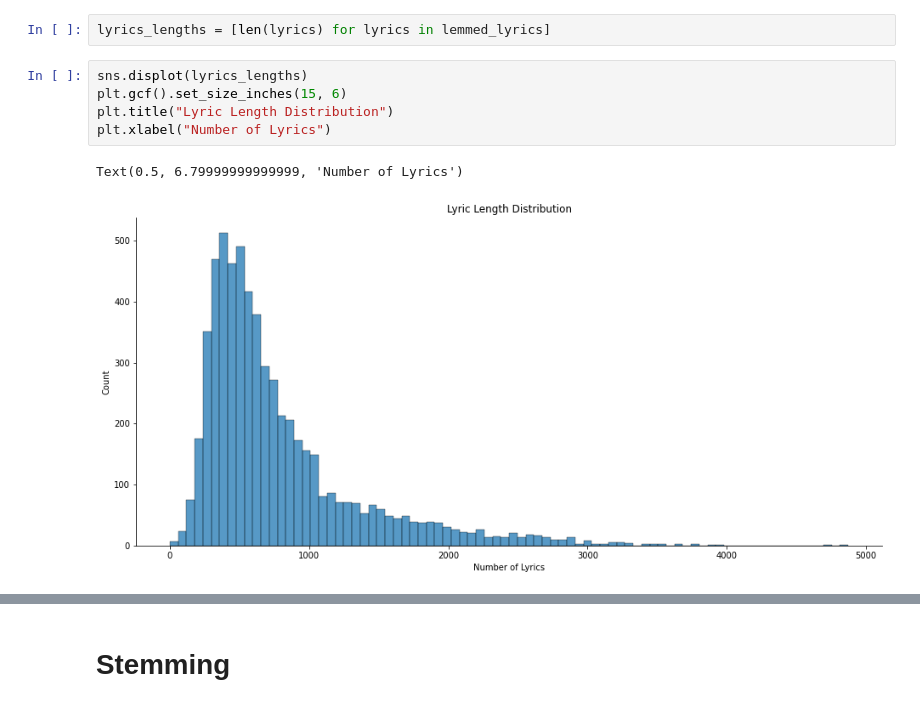
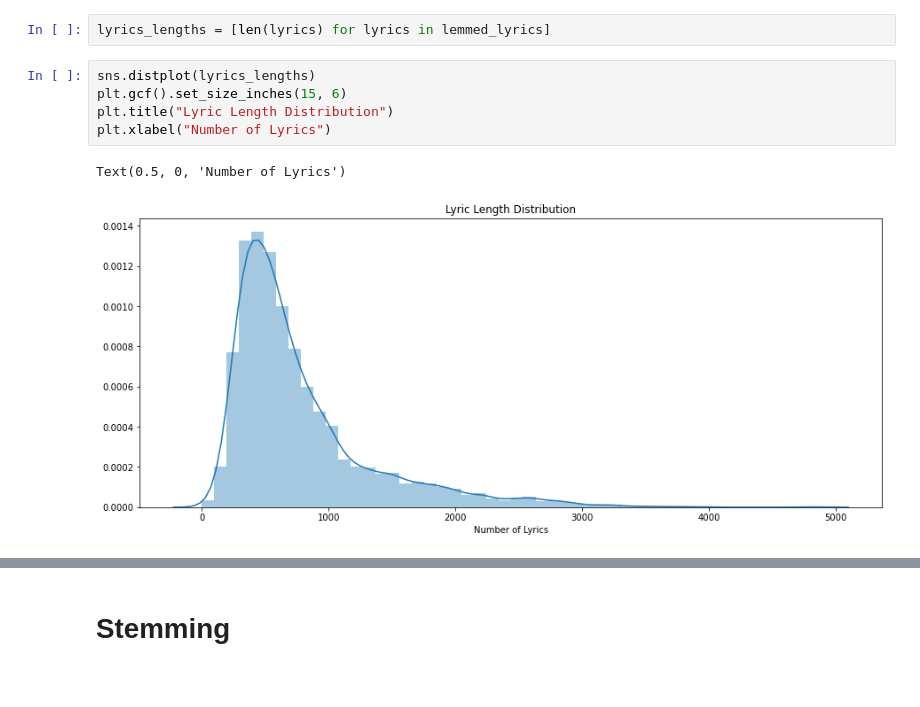
Before and after one commit to ZibingZhang/cs4120, a Jupyter notebook: PredictingGenre.ipynb, the cells around one changed output, grey strips where cells are left out. Cells and saved outputs as stored; diff of their text form.

```diff
--- a/PredictingGenre.ipynb
+++ b/PredictingGenre.ipynb
@@ -182,13 +189,13 @@ len(lemmed_lyrics)
 # %%
 lyrics_lengths = [len(lyrics) for lyrics in lemmed_lyrics]
 # %%
-sns.displot(lyrics_lengths)
+sns.distplot(lyrics_lengths)
 plt.gcf().set_size_inches(15, 6)
 plt.title("Lyric Length Distribution")
 plt.xlabel("Number of Lyrics")
 # %% [output]
-Text(0.5, 6.79999999999999, 'Number of Lyrics')
+Text(0.5, 0, 'Number of Lyrics')
-[figure, old version]
+[figure, new version]
 # %%
 results["lemmed"] = train_and_pipeline(lemmed_lyrics)
 # %% [output]
```
Also changed, not shown: parts of 29 cells of this notebook, 2 other files.
